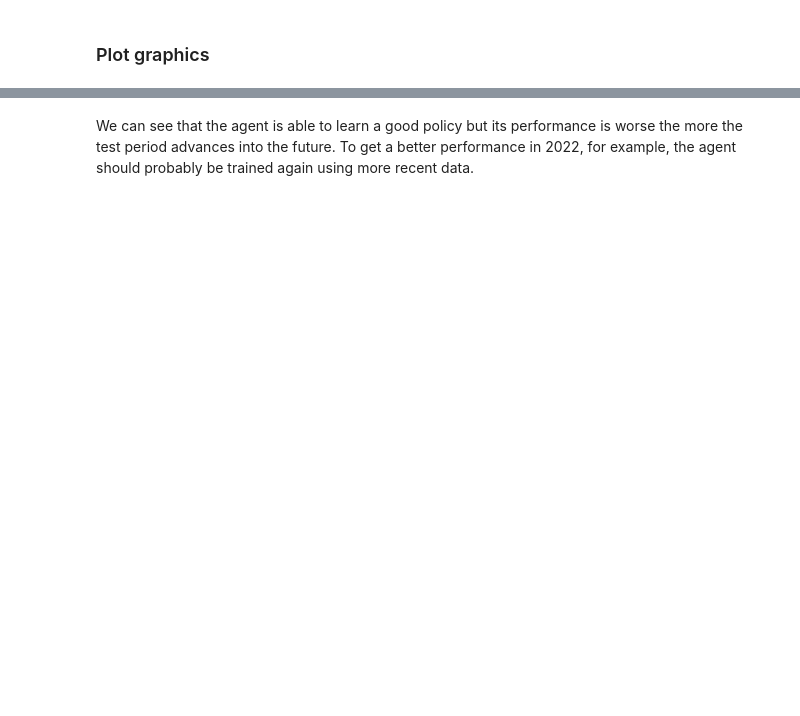
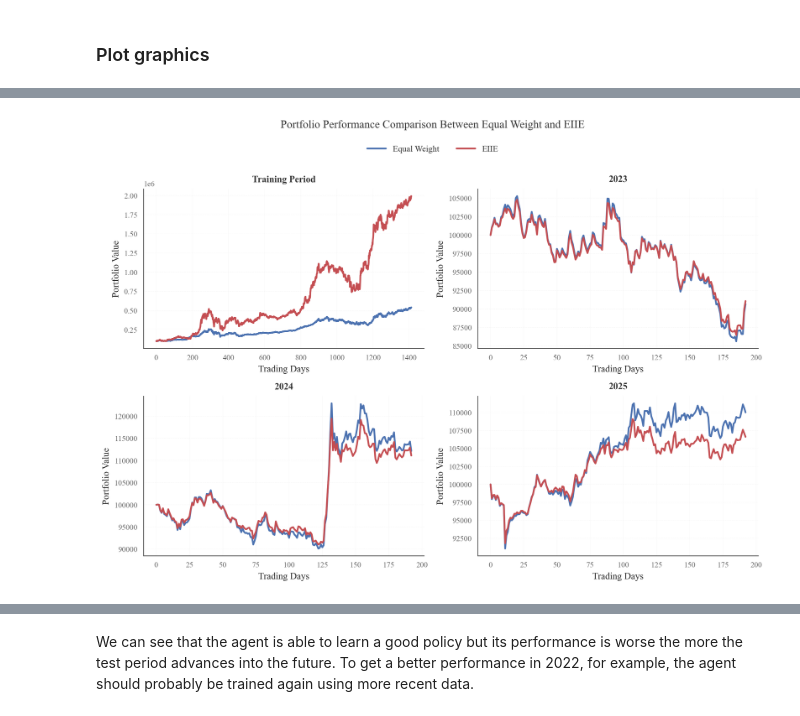
Before and after one commit to aftermathof/selfresearch, a Jupyter notebook: raw_EIIE_sse50.ipynb, the cells around one changed output, grey strips where cells are left out. Saved outputs shown, nothing was run; the diff lists cells and outputs as text; code cells hidden in the pictures; blank space fills up the shorter version.

```diff
--- a/raw_EIIE_sse50.ipynb
+++ b/raw_EIIE_sse50.ipynb
@@ -169,13 +156,13 @@ df_portfolio = portfolio_norm_df[["date", "tic", "close", "high", "low"]]
 # 训练集：2014-2021
 df_portfolio_train = df_portfolio[
     (df_portfolio["date"] >= "2014-01-01") &
-    (df_portfolio["date"] < "2022-01-01")
+    (df_portfolio["date"] < "2020-01-01")
 ]
 
 # 验证集：2022全年（从训练集末尾切出来）
 df_portfolio_val = df_portfolio[
-    (df_portfolio["date"] >= "2022-01-01") &
-    (df_portfolio["date"] < "2023-01-01")
+    (df_portfolio["date"] >= "2020-01-01") &
+    (df_portfolio["date"] < "2022-01-01")
 ]
 
 # 测试集：2023-2025全年
@@ -718,0 +881,93 @@ plt.show()
+# %%
+import os
+import numpy as np
+import matplotlib.pyplot as plt
+
+%matplotlib inline
+
+output_dir = "raw_EIIE_sse50_figures"
+os.makedirs(output_dir, exist_ok=True)
+
+# Publication-style settings
+plt.rcParams.update({
+    "font.family": "serif",
+    "font.serif": ["Times New Roman", "Times", "DejaVu Serif"],
+    "mathtext.fontset": "stix",
+    "axes.unicode_minus": False,
+
+    "figure.dpi": 120,
+    "savefig.dpi": 400,
+
+    "font.size": 10,
+    "axes.labelsize": 11,
+    "axes.titlesize": 11,
+    "axes.titleweight": "semibold",
+    "xtick.labelsize": 9,
+    "ytick.labelsize": 9,
+    "legend.fontsize": 10,
+
+    "lines.linewidth": 2.0,
+    "axes.linewidth": 0.8,
+
+    "axes.spines.top": False,
+    "axes.spines.right": False,
+
+    "legend.frameon": False,
+    "legend.handlelength": 2.2,
+
+    "grid.alpha": 0.20,
+    "grid.linewidth": 0.5,
+
+    "pdf.fonttype": 42,
+    "ps.fonttype": 42,
+})
+
+COLOR_EW = "#4C72B0"
+COLOR_EIIE = "#C44E52"
+
+period_data = [
+    ("Training Period", EW_results["train"]["value"], EIIE_results["training"]),
+    ("2023", EW_results["2023"]["value"], EIIE_results["2023"]["value"]),
+    ("2024", EW_results["2024"]["value"], EIIE_results["2024"]["value"]),
+    ("2025", EW_results["2025"]["value"], EIIE_results["2025"]["value"]),
+]
+
+fig, axes = plt.subplots(2, 2, figsize=(11.0, 7.2))
+axes = axes.flatten()
+
+for ax, (title, ew_values, eiie_values) in zip(axes, period_data):
+    x_ew = np.arange(len(ew_values))
+    x_eiie = np.arange(len(eiie_values))
+
+    ax.plot(x_ew, ew_values, color=COLOR_EW, label="Equal Weight")
+    ax.plot(x_eiie, eiie_values, color=COLOR_EIIE, label="EIIE")
+
+    ax.set_title(title, pad=8)
+    ax.set_xlabel("Trading Days")
+    ax.set_ylabel("Portfolio Value")
+
+    ax.grid(True, axis="y", linestyle="--")
+    ax.spines["left"].set_color("#444444")
+    ax.spines["bottom"].set_color("#444444")
+    ax.tick_params(axis="both", which="major", length=3.5, width=0.8, color="#444444")
+
+# Shared legend at the top
+handles, labels = axes[0].get_legend_handles_labels()
+fig.legend(
+    handles,
+    labels,
+    loc="upper center",
+    ncol=2,
+    bbox_to_anchor=(0.5, 1.02),
+    frameon=False
+)
+
+fig.suptitle("Portfolio Performance Comparison Between Equal Weight and EIIE", fontsize=13, y=1.06)
+fig.tight_layout()
+
+fig.savefig(os.path.join(output_dir, "portfolio_performance_comparison.png"), bbox_inches="tight")
+fig.savefig(os.path.join(output_dir, "portfolio_performance_comparison.pdf"), bbox_inches="tight")
+
+plt.show()
+# %% [output]
+[figure, added]
```
Also changed, not shown: parts of 18 cells of this notebook, 38 other files.
